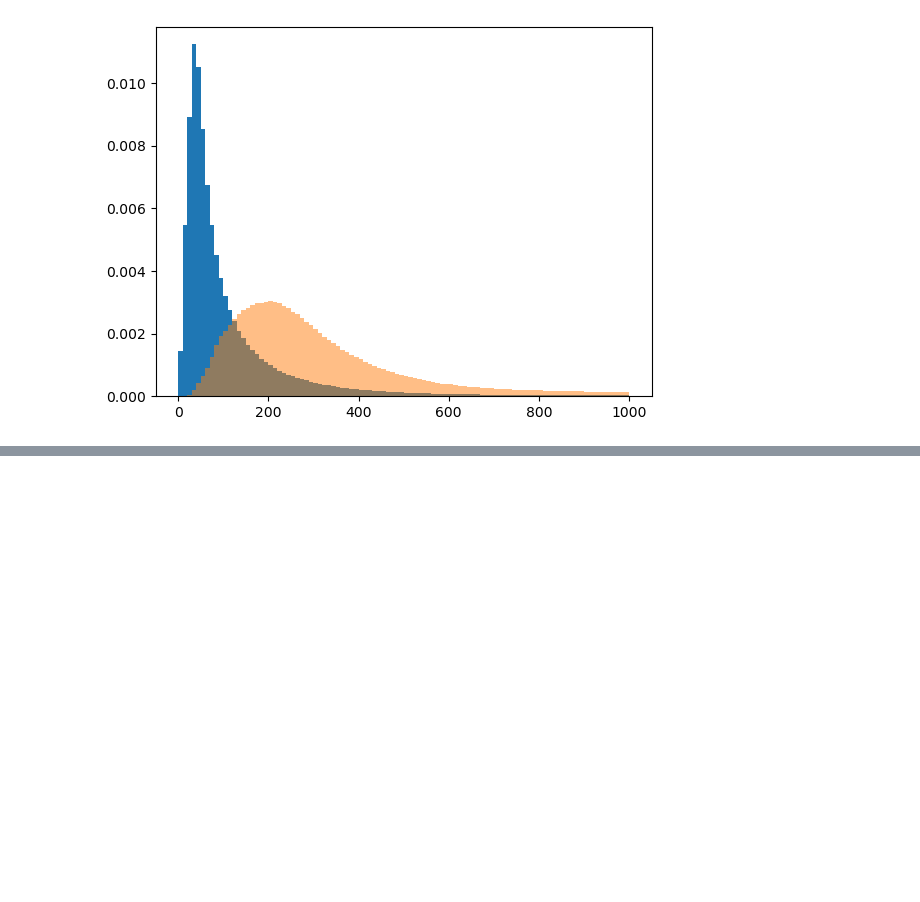
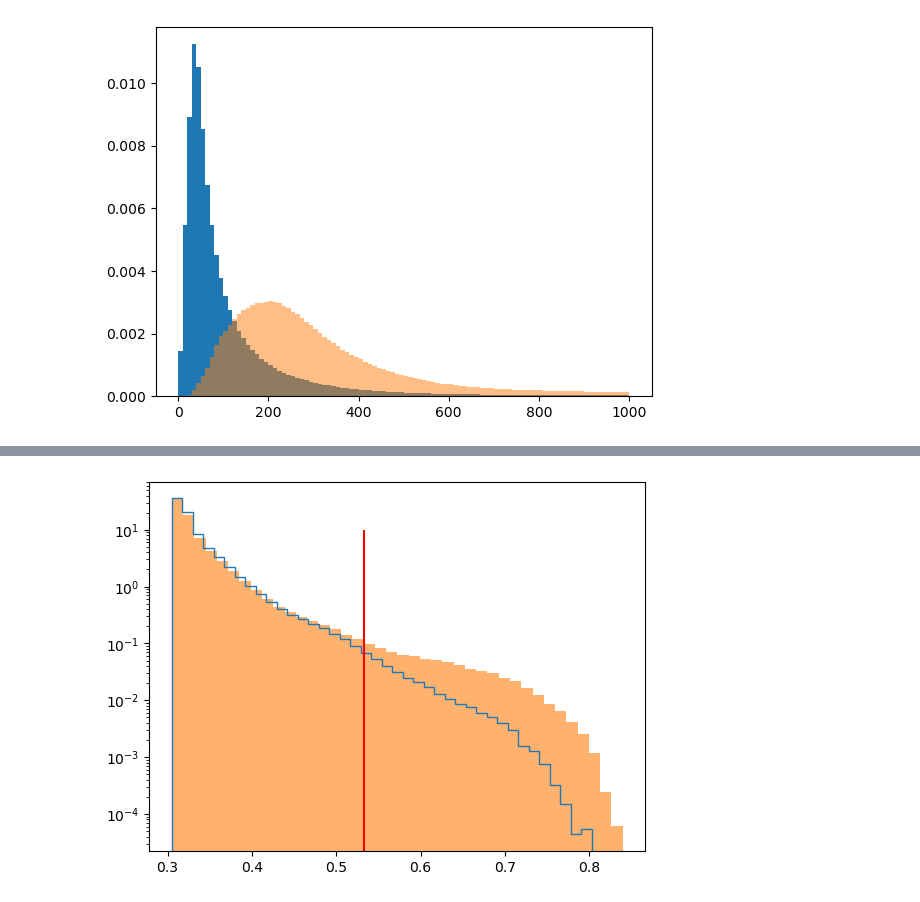
Before and after one commit to jprendi/thesis, a Jupyter notebook: injected_signal_BB.ipynb, the cells around one changed output, grey strips where cells are left out. Drawn from its saved outputs; the diff is of its cells as text; code cells hidden in the pictures; blank space fills up the shorter version.

```diff
--- a/injected_signal_BB.ipynb
+++ b/injected_signal_BB.ipynb
@@ -132,0 +117,9 @@ plt.tight_layout()
+# %%
+plt.hist(score_bkg, density=True, bins=40, log=True, histtype='step')
+plt.hist(score, density=True, alpha=0.6, bins=40, log=True)
+plt.vlines(scan_range[np.argmax(sb)], 0,10, color='red')
+pass
+
+# and you kinda see it! in my opinion..
+# %% [output]
+[figure, added]
```
Also changed, not shown: parts of 44 cells of this notebook.
